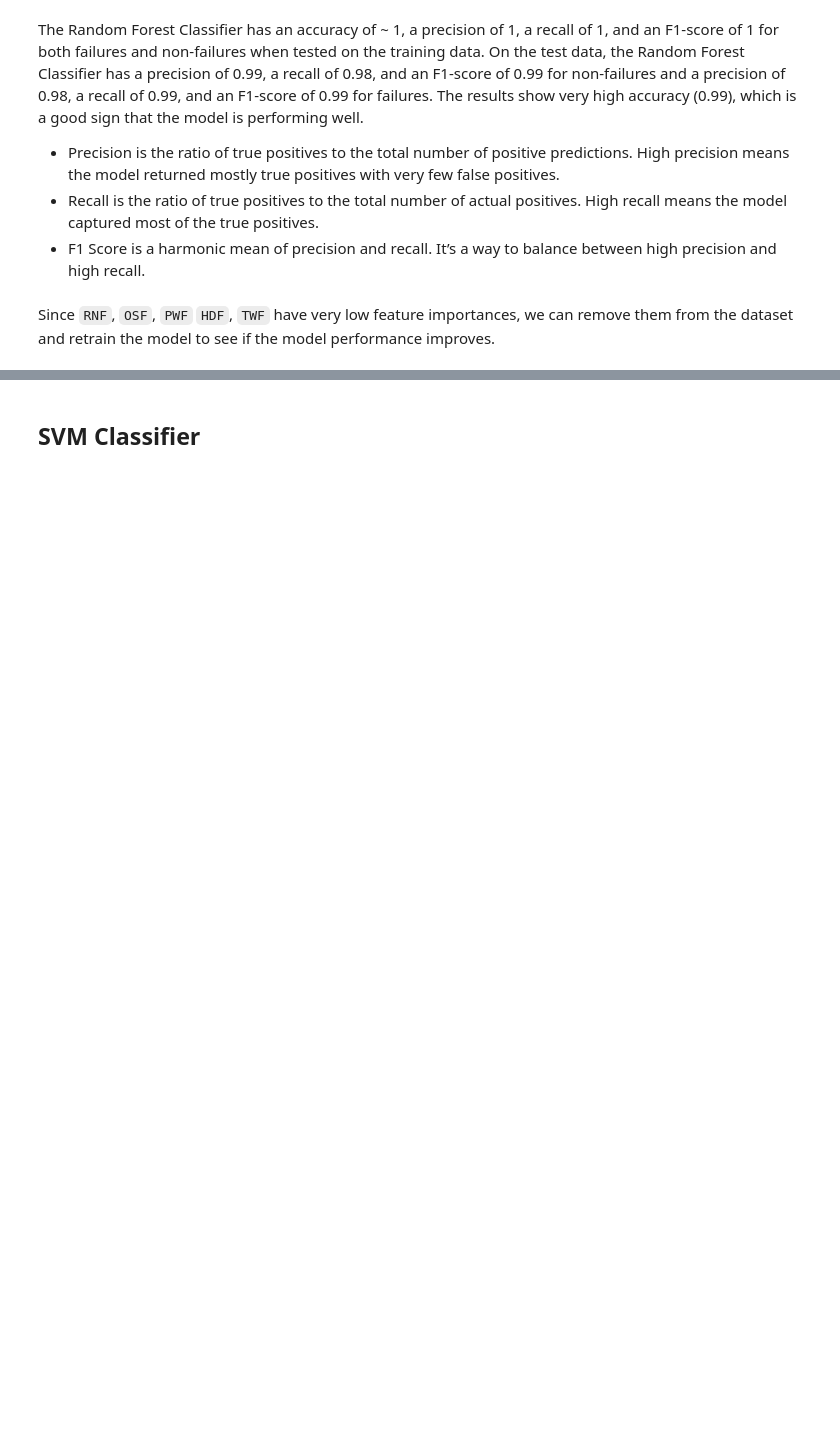
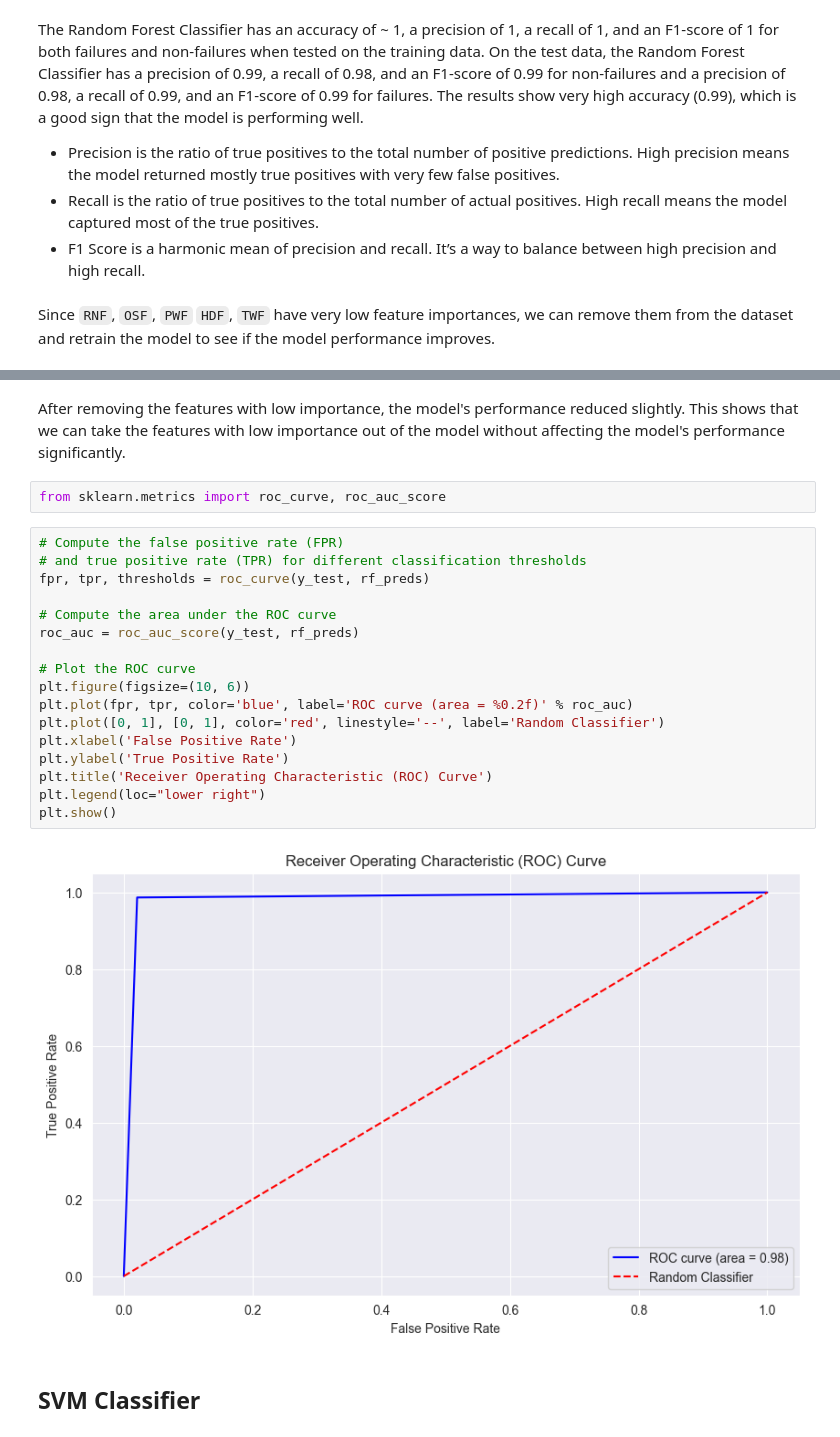
Before and after one commit to theHinneh/machine_failure_prediction, a Jupyter notebook: machine_failure_prediction.ipynb, the cells around one changed output, grey strips where cells are left out. Cells and saved outputs as stored; diff of their text form; blank space fills up the shorter version.

```diff
--- a/machine_failure_prediction.ipynb
+++ b/machine_failure_prediction.ipynb
@@ -468,2 +525,25 @@ rf.oob_score_
+# %% [markdown]
+After removing the features with low importance, the model's performance reduced slightly. This shows that we can take the features with low importance out of the model without affecting the model's performance significantly.
+# %%
+from sklearn.metrics import roc_curve, roc_auc_score
+# %%
+# Compute the false positive rate (FPR)
+# and true positive rate (TPR) for different classification thresholds
+fpr, tpr, thresholds = roc_curve(y_test, rf_preds)
+
+# Compute the area under the ROC curve
+roc_auc = roc_auc_score(y_test, rf_preds)
+
+# Plot the ROC curve
+plt.figure(figsize=(10, 6))
+plt.plot(fpr, tpr, color='blue', label='ROC curve (area = %0.2f)' % roc_auc)
+plt.plot([0, 1], [0, 1], color='red', linestyle='--', label='Random Classifier')
+plt.xlabel('False Positive Rate')
+plt.ylabel('True Positive Rate')
+plt.title('Receiver Operating Characteristic (ROC) Curve')
+plt.legend(loc="lower right")
+plt.show()
+# %% [output]
+[figure, added]
 # %% [markdown]
 ## SVM Classifier
```
Also changed, not shown: parts of 66 cells of this notebook, 4 other files.
